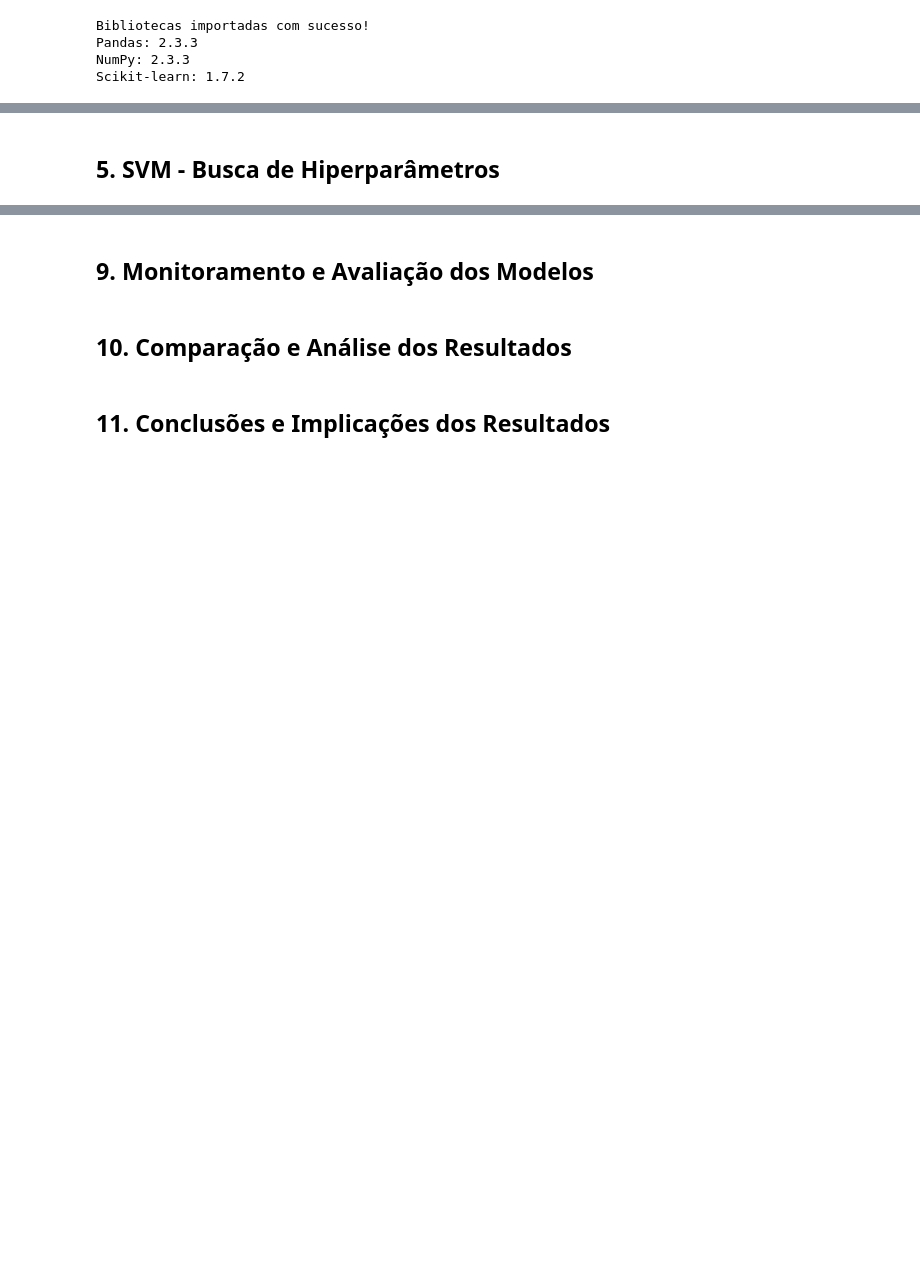
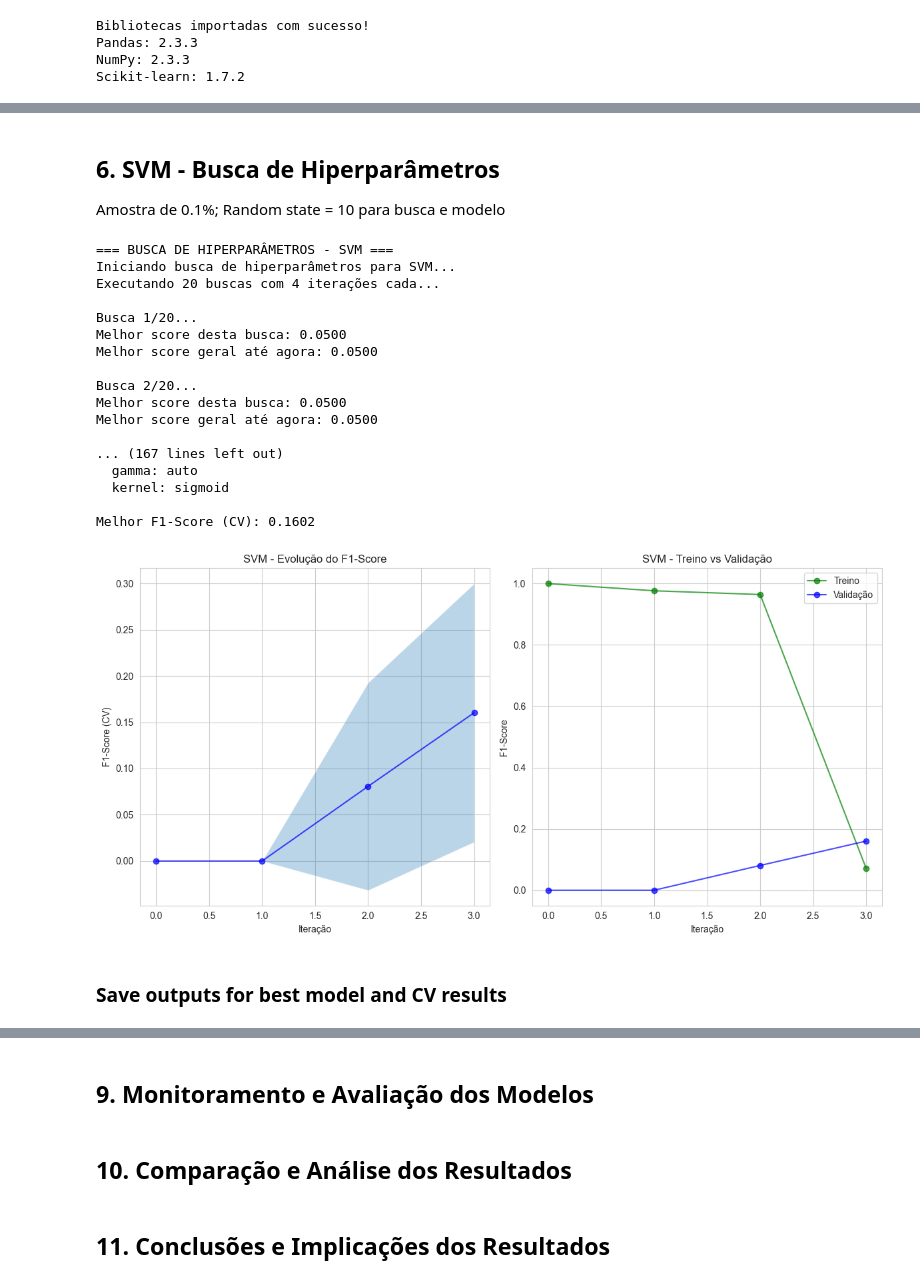
Before and after one commit to marquesgbr/data-mining-proj-crisp-dm, a Jupyter notebook: 3-model_eval.ipynb, the cells around one changed output, grey strips where cells are left out. Drawn from its saved outputs; the diff is of its cells as text; code cells hidden in the pictures; blank space fills up the shorter version.

Commit message:
save modeling current state

```diff
--- a/3-model_eval.ipynb
+++ b/3-model_eval.ipynb
@@ -93,12 +87,12 @@ print("=== PREPARAÇÃO DE AMOSTRA PARA BUSCA DE HIPERPARÂMETROS ===")
 # Vamos usar uma amostra estratificada de 4% para otimização
 from sklearn.model_selection import train_test_split
 
-# Amostra estratificada de 4% do dataset de treino
+# Amostra estratificada do dataset de treino
 _, X_sample, _, y_sample = train_test_split(
     X_train_scaled, y_train,
-    test_size=0.04,  # 4% do dataset
+    test_size=0.02,
     stratify=y_train,
-    random_state=42
+    random_state=10
 )
 
 print(f"Dataset original de treino: {X_train_scaled.shape[0]:,} amostras")
@@ -108,5 +102,3 @@ print(f"Redução: {(1 - X_sample.shape[0]/X_train_scaled.shape[0])*100:.1f}%")
 print("\nDistribuição das classes na amostra:")
 print("Amostra:", pd.Series(y_sample).value_counts().to_dict())
 print("Original:", y_train.value_counts().to_dict())
-
-print("\n✅ Amostra preparada para busca de hiperparâmetros!")
@@ -154,7 +162,7 @@ def evaluate_model(model, X_train, X_test, y_train, y_test, model_name):
     return train_metrics, test_metrics, y_test_pred
 
 # Função para plotar histórico de busca
-def plot_search_history(search_results, model_name, metric='mean_test_f1'):
+def plot_search_history(search_results, model_name, metric='mean_test_score'):
     """Plota a evolução dos resultados durante a busca de hiperparâmetros"""
     plt.figure(figsize=(12, 6))
 
@@ -163,8 +171,8 @@ def plot_search_history(search_results, model_name, metric='mean_test_f1'):
     plt.subplot(1, 2, 1)
     plt.plot(results_df[metric], 'b-o', alpha=0.7)
     plt.fill_between(range(len(results_df)),
-                     results_df[metric] - results_df[f'std_test_f1'],
-                     results_df[metric] + results_df[f'std_test_f1'],
+                     results_df[metric] - results_df['std_test_score'],
+                     results_df[metric] + results_df['std_test_score'],
                      alpha=0.3)
     plt.title(f'{model_name} - Evolução do F1-Score')
     plt.xlabel('Iteração')
@@ -172,7 +180,9 @@ def plot_search_history(search_results, model_name, metric='mean_test_f1'):
     plt.grid(True)
 
     plt.subplot(1, 2, 2)
-    plt.plot(results_df['mean_train_f1'], 'g-o', alpha=0.7, label='Treino')
+    # Verificar se existe coluna de treino
+    if 'mean_train_score' in results_df.columns:
+        plt.plot(results_df['mean_train_score'], 'g-o', alpha=0.7, label='Treino')
     plt.plot(results_df[metric], 'b-o', alpha=0.7, label='Validação')
     plt.title(f'{model_name} - Treino vs Validação')
     plt.xlabel('Iteração')
@@ -186,7 +196,7 @@ def plot_search_history(search_results, model_name, metric='mean_test_f1'):
 # Função para executar múltiplas buscas de hiperparâmetros
 def multiple_randomized_search(estimator, param_distributions, X, y, cv_strategy,
                               n_searches=20, n_iter_per_search=80, scoring='f1',
-                              random_state=42, n_jobs=-1, verbose=1):
+                              random_state=42, n_jobs=-1, verbose=0):
     """
     Executa múltiplas buscas RandomizedSearchCV e retorna a melhor configuração global
 
@@ -445,55 +634,64 @@ lvq_results = {
 # %% [markdown]
-## 5. SVM - Busca de Hiperparâmetros
+## 6. SVM - Busca de Hiperparâmetros
+Amostra de 0.1%; Random state = 10 para busca e modelo
 # %%
 # ======================================================================
 # 4.2 SUPPORT VECTOR MACHINE (SVM) - BUSCA DE HIPERPARAMETROS
 # ======================================================================
 
 print("=== BUSCA DE HIPERPARÂMETROS - SVM ===")
 
 # 4.3 Definição do Espaço de Hiperparâmetros para SVM
 svm_param_distributions = {
-    'C': uniform(0.1, 100),                    # Distribuição log-uniforme para C
-    'kernel': ['rbf', 'linear', 'poly'],       # Tipos de kernel
-    'gamma': ['scale', 'auto'] + list(uniform(0.001, 1).rvs(10))  # Parâmetro gamma
+    'C': uniform(0.1, 1000),                    # Distribuição log-uniforme para C
+    'kernel': ['rbf', 'linear', 'poly', 'sigmoid'],       # Tipos de kernel
+    'gamma': ['scale', 'auto'] + list(uniform(0.01, 100).rvs(10))  # Parâmetro gamma
 }
 
-# 4.1 Múltiplas execuções do RandomizedSearchCV (20 buscas x 80 iterações = 1600 configurações)
+# 4.1 Múltiplas execuções do RandomizedSearchCV
 print("Iniciando busca de hiperparâmetros para SVM...")
 svm_search, svm_all_searches = multiple_randomized_search(
-    estimator=SVC(random_state=42),
+    estimator=SVC(random_state=10),
     param_distributions=svm_param_distributions,
-    X=X_sample,                   # Usando amostra de 4%
+    X=X_sample,
     y=y_sample,
     cv_strategy=cv_strategy,
     n_searches=20,
-    n_iter_per_search=20,
+    n_iter_per_search=4,
     scoring='f1',
-    random_state=42,
+    random_state=10,
     n_jobs=-1,
     verbose=1
 )
 
 # 5.1 Seleção da Melhor Configuração
 print("\n--- RESULTADOS SVM ---")
 print("Melhores hiperparâmetros:")
 for param, value in svm_search.best_params_.items():
     print(f"  {param}: {value}")
 
 print(f"\nMelhor F1-Score (CV): {svm_search.best_score_:.4f}")
 
 # 4.4 Registro de Desempenho - plotar evolução
 plot_search_history(svm_search, "SVM")
-
-# 5.2 Treinamento Final com dataset completo usando melhores hiperparâmetros
-best_svm = SVC(**svm_search.best_params_)
-best_svm.fit(X_train_scaled, y_train)  # Treino com dataset completo
-print(f"\nModelo final SVM treinado com dataset completo: {best_svm}")
-
-# Armazenar resultados
-svm_results = {
-    'model': best_svm,
-    'search': svm_search,
-    'best_params': svm_search.best_params_,
-    'best_cv_score': svm_search.best_score_
-}
+# %% [output]
+=== BUSCA DE HIPERPARÂMETROS - SVM ===
+Iniciando busca de hiperparâmetros para SVM...
+Executando 20 buscas com 4 iterações cada...
+
+Busca 1/20...
+Melhor score desta busca: 0.0500
+Melhor score geral até agora: 0.0500
+
+Busca 2/20...
+Melhor score desta busca: 0.0500
+Melhor score geral até agora: 0.0500
+
+... (167 lines left out)
+  gamma: auto
+  kernel: sigmoid
+
+Melhor F1-Score (CV): 0.1602
+[figure, added]
+# %% [markdown]
+### Save outputs for best model and CV results
```
Also changed, not shown: parts of 51 cells of this notebook.
